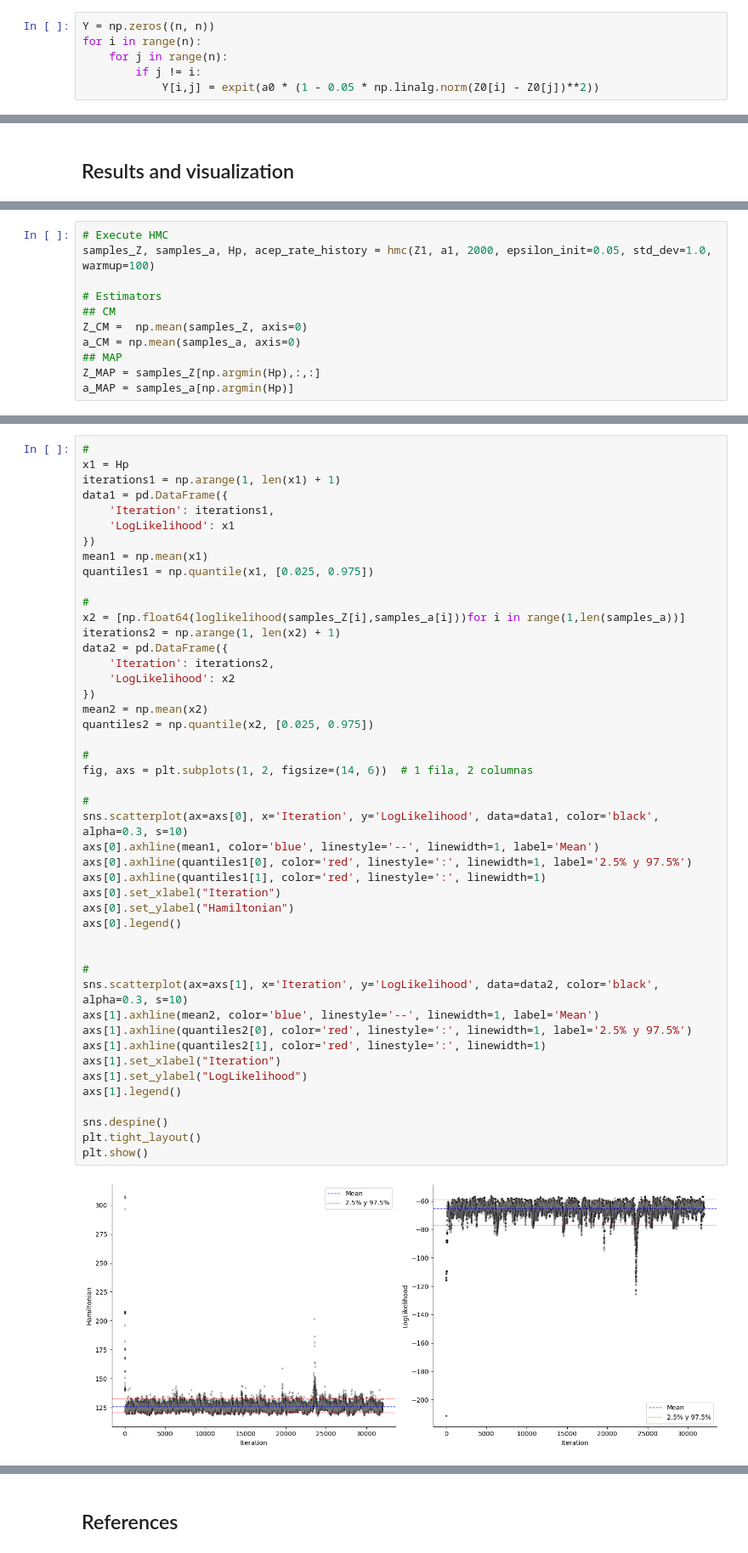
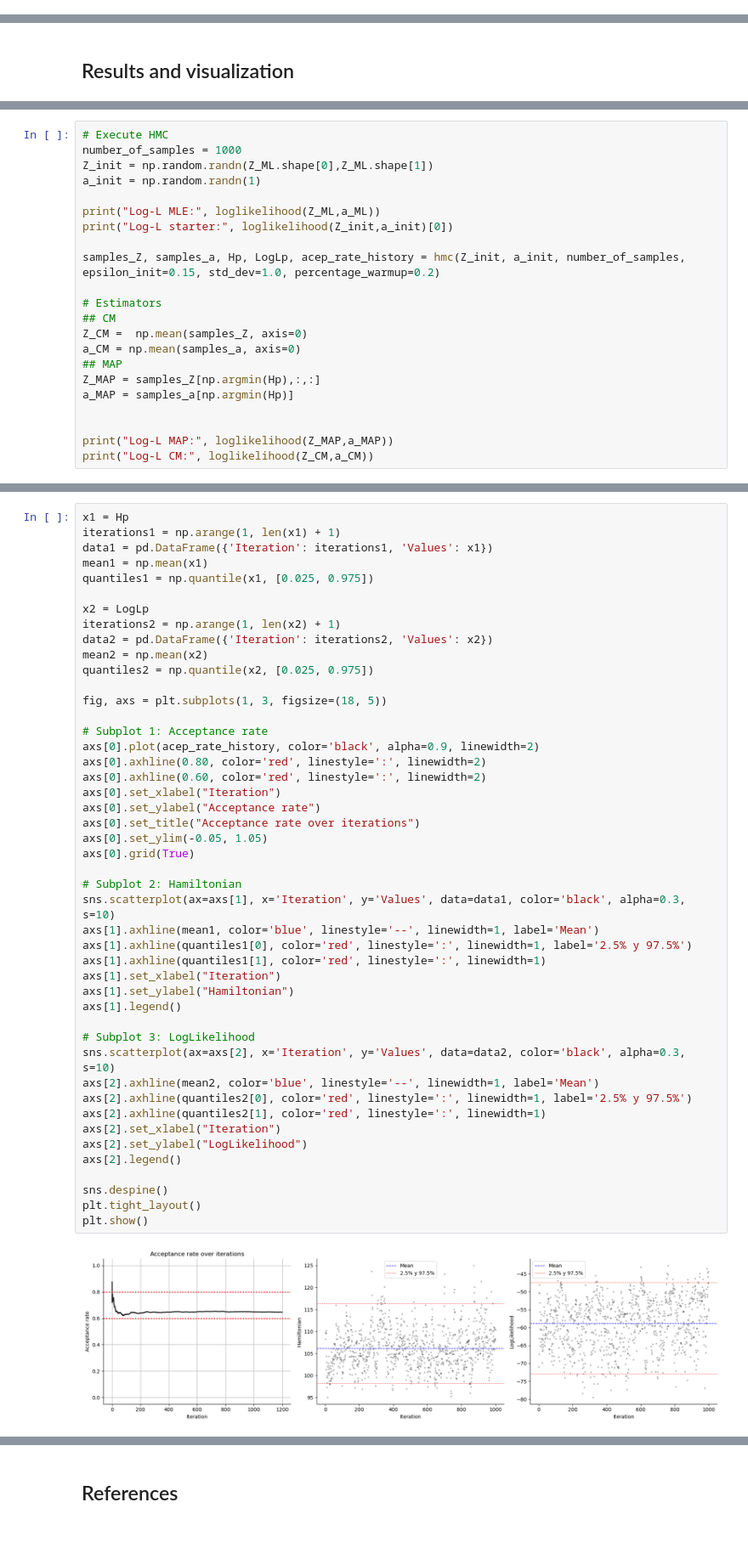
Before and after one commit to cnosa/LatentSpaces_Network_Manifold, a Jupyter notebook: RobustExample/LSMN_Euclidean_2D.ipynb, the cells around one changed output, grey strips where cells are left out. Shown at 85% size. Drawn from its saved outputs; the diff is of its cells as text.

```diff
--- a/RobustExample/LSMN_Euclidean_2D.ipynb
+++ b/RobustExample/LSMN_Euclidean_2D.ipynb
@@ -263,7 +211 @@ np.float64(-9.605177010450596)
-# %%
-Y = np.zeros((n, n))
-for i in range(n):
-    for j in range(n):
-        if j != i:
-            Y[i,j] = expit(a0 * (1 - 0.05 * np.linalg.norm(Z0[i] - Z0[j])**2))
 # %%
@@ -487,6 +498,13 @@ print(loglikelihood(Z1,a1))
 # %%
 # Execute HMC
-samples_Z, samples_a, Hp, acep_rate_history = hmc(Z1, a1, 2000, epsilon_init=0.05, std_dev=1.0, warmup=100)
+number_of_samples = 1000
+Z_init = np.random.randn(Z_ML.shape[0],Z_ML.shape[1])
+a_init = np.random.randn(1)
+
+print("Log-L MLE:", loglikelihood(Z_ML,a_ML))
+print("Log-L starter:", loglikelihood(Z_init,a_init)[0])
+
+samples_Z, samples_a, Hp, LogLp, acep_rate_history = hmc(Z_init, a_init, number_of_samples, epsilon_init=0.15, std_dev=1.0, percentage_warmup=0.2)
 
 # Estimators
 ## CM
@@ -495,4 +513,8 @@ a_CM = np.mean(samples_a, axis=0)
 ## MAP
 Z_MAP = samples_Z[np.argmin(Hp),:,:]
 a_MAP = samples_a[np.argmin(Hp)]
+
+
+print("Log-L MAP:", loglikelihood(Z_MAP,a_MAP))
+print("Log-L CM:", loglikelihood(Z_CM,a_CM))
 # %% [output]
@@ -600,48 +620,48 @@ plt.show()
 # %%
-#
 x1 = Hp
 iterations1 = np.arange(1, len(x1) + 1)
-data1 = pd.DataFrame({
-    'Iteration': iterations1,
-    'LogLikelihood': x1
-})
+data1 = pd.DataFrame({'Iteration': iterations1, 'Values': x1})
 mean1 = np.mean(x1)
 quantiles1 = np.quantile(x1, [0.025, 0.975])
 
-#
-x2 = [np.float64(loglikelihood(samples_Z[i],samples_a[i]))for i in range(1,len(samples_a))]
+x2 = LogLp
 iterations2 = np.arange(1, len(x2) + 1)
-data2 = pd.DataFrame({
-    'Iteration': iterations2,
-    'LogLikelihood': x2
-})
+data2 = pd.DataFrame({'Iteration': iterations2, 'Values': x2})
 mean2 = np.mean(x2)
 quantiles2 = np.quantile(x2, [0.025, 0.975])
 
-#
-fig, axs = plt.subplots(1, 2, figsize=(14, 6))  # 1 fila, 2 columnas
+fig, axs = plt.subplots(1, 3, figsize=(18, 5))
 
-#
-sns.scatterplot(ax=axs[0], x='Iteration', y='LogLikelihood', data=data1, color='black', alpha=0.3, s=10)
-axs[0].axhline(mean1, color='blue', linestyle='--', linewidth=1, label='Mean')
-axs[0].axhline(quantiles1[0], color='red', linestyle=':', linewidth=1, label='2.5% y 97.5%')
-axs[0].axhline(quantiles1[1], color='red', linestyle=':', linewidth=1)
+# Subplot 1: Acceptance rate
+axs[0].plot(acep_rate_history, color='black', alpha=0.9, linewidth=2)
+axs[0].axhline(0.80, color='red', linestyle=':', linewidth=2)
+axs[0].axhline(0.60, color='red', linestyle=':', linewidth=2)
 axs[0].set_xlabel("Iteration")
-axs[0].set_ylabel("Hamiltonian")
-axs[0].legend()
+axs[0].set_ylabel("Acceptance rate")
+axs[0].set_title("Acceptance rate over iterations")
+axs[0].set_ylim(-0.05, 1.05)
+axs[0].grid(True)
 
+# Subplot 2: Hamiltonian
+sns.scatterplot(ax=axs[1], x='Iteration', y='Values', data=data1, color='black', alpha=0.3, s=10)
+axs[1].axhline(mean1, color='blue', linestyle='--', linewidth=1, label='Mean')
+axs[1].axhline(quantiles1[0], color='red', linestyle=':', linewidth=1, label='2.5% y 97.5%')
+axs[1].axhline(quantiles1[1], color='red', linestyle=':', linewidth=1)
+axs[1].set_xlabel("Iteration")
+axs[1].set_ylabel("Hamiltonian")
+axs[1].legend()
 
-#
-sns.scatterplot(ax=axs[1], x='Iteration', y='LogLikelihood', data=data2, color='black', alpha=0.3, s=10)
-axs[1].axhline(mean2, color='blue', linestyle='--', linewidth=1, label='Mean')
-axs[1].axhline(quantiles2[0], color='red', linestyle=':', linewidth=1, label='2.5% y 97.5%')
-axs[1].axhline(quantiles2[1], color='red', linestyle=':', linewidth=1)
-axs[1].set_xlabel("Iteration")
-axs[1].set_ylabel("LogLikelihood")
-axs[1].legend()
+# Subplot 3: LogLikelihood
+sns.scatterplot(ax=axs[2], x='Iteration', y='Values', data=data2, color='black', alpha=0.3, s=10)
+axs[2].axhline(mean2, color='blue', linestyle='--', linewidth=1, label='Mean')
+axs[2].axhline(quantiles2[0], color='red', linestyle=':', linewidth=1, label='2.5% y 97.5%')
+axs[2].axhline(quantiles2[1], color='red', linestyle=':', linewidth=1)
+axs[2].set_xlabel("Iteration")
+axs[2].set_ylabel("LogLikelihood")
+axs[2].legend()
 
 sns.despine()
 plt.tight_layout()
 plt.show()
 # %% [output]
-[figure, old version]
+[figure, new version]
```
Also changed, not shown: parts of 68 cells of this notebook, 4 other files.
